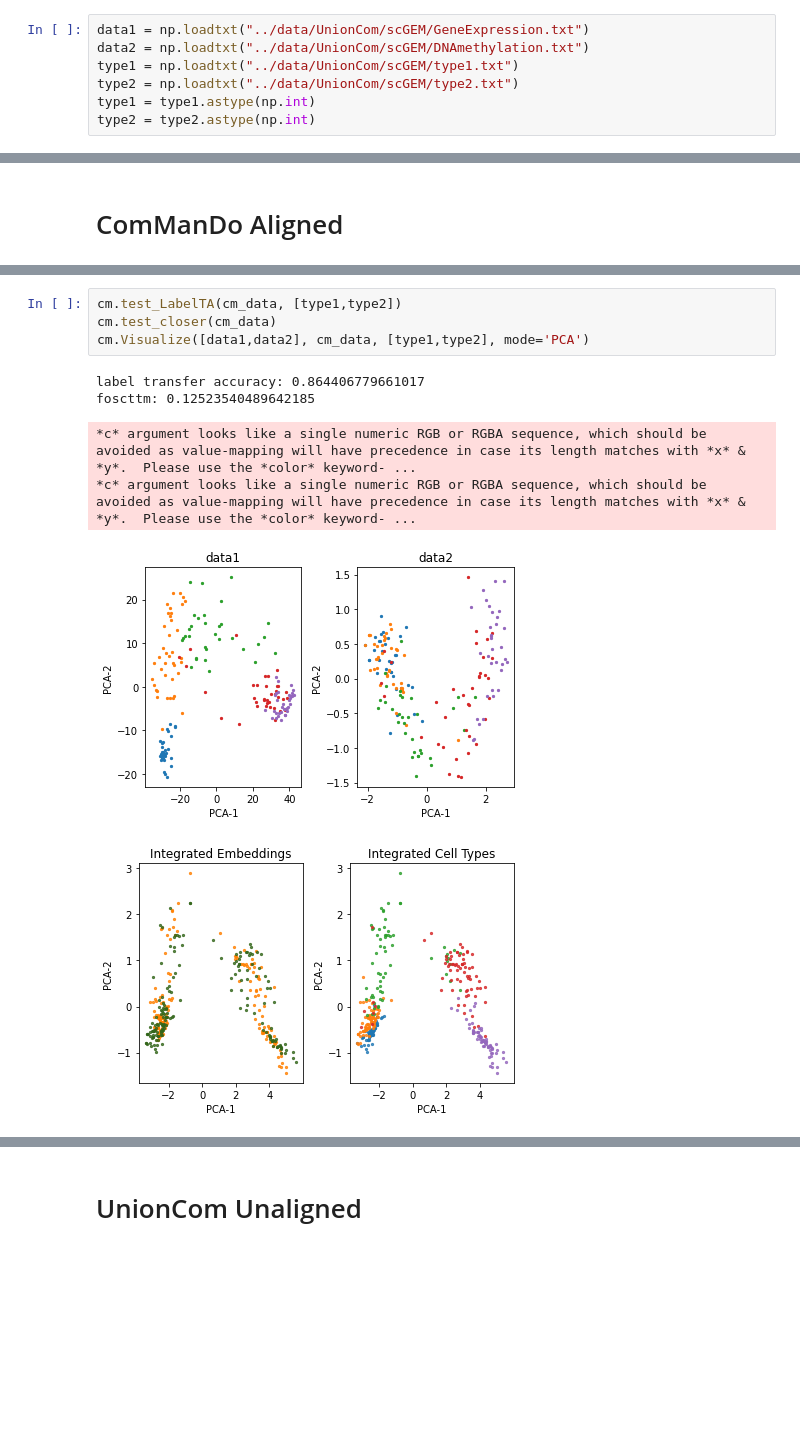
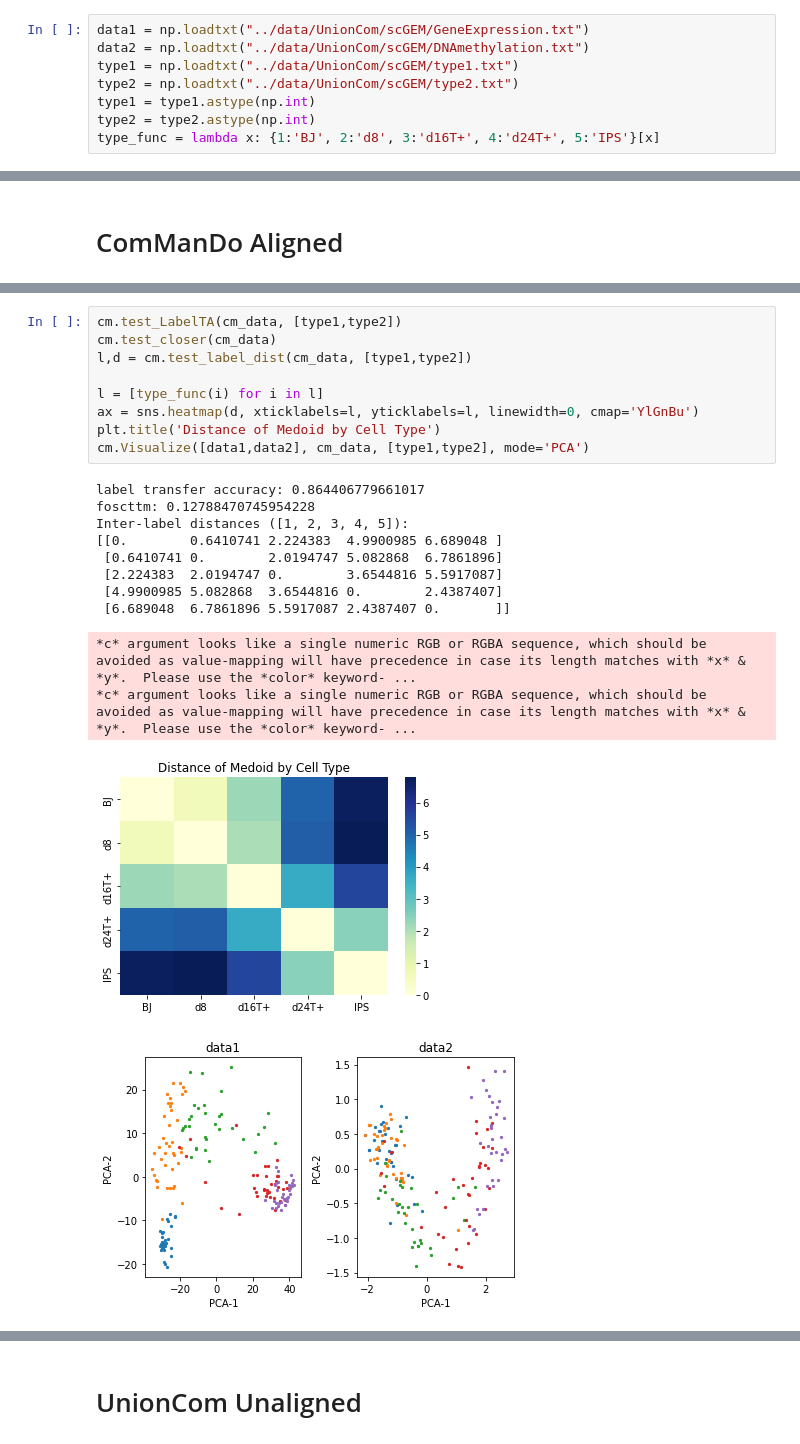
Before and after one commit to Oafish1/JAMIE, a Jupyter notebook: examples/joint_embedding/scGEM.ipynb, the cells around one changed output, grey strips where cells are left out. Cells and saved outputs as stored; diff of their text form; blank space fills up the shorter version.

Commit message:
Cell info updates and reruns

```diff
--- a/examples/joint_embedding/scGEM.ipynb
+++ b/examples/joint_embedding/scGEM.ipynb
@@ -15,6 +17,7 @@ type1 = np.loadtxt("../data/UnionCom/scGEM/type1.txt")
 type2 = np.loadtxt("../data/UnionCom/scGEM/type2.txt")
 type1 = type1.astype(np.int)
 type2 = type2.astype(np.int)
+type_func = lambda x: {1:'BJ', 2:'d8', 3:'d16T+', 4:'d24T+', 5:'IPS'}[x]
 # %% [markdown]
 # ComManDo Partial
 # %%
@@ -64,11 +67,22 @@ Total: 2.5159100599994417
 # %%
 cm.test_LabelTA(cm_data, [type1,type2])
 cm.test_closer(cm_data)
+l,d = cm.test_label_dist(cm_data, [type1,type2])
+
+l = [type_func(i) for i in l]
+ax = sns.heatmap(d, xticklabels=l, yticklabels=l, linewidth=0, cmap='YlGnBu')
+plt.title('Distance of Medoid by Cell Type')
 cm.Visualize([data1,data2], cm_data, [type1,type2], mode='PCA')
 # %% [output]
 label transfer accuracy: 0.864406779661017
-foscttm: 0.12523540489642185
+foscttm: 0.12788470745954228
+Inter-label distances ([1, 2, 3, 4, 5]):
+[[0.        0.6410741 2.224383  4.9900985 6.689048 ]
+ [0.6410741 0.        2.0194747 5.082868  6.7861896]
+ [2.224383  2.0194747 0.        3.6544816 5.5917087]
+ [4.9900985 5.082868  3.6544816 0.        2.4387407]
+ [6.689048  6.7861896 5.5917087 2.4387407 0.       ]]
 *c* argument looks like a single numeric RGB or RGBA sequence, which should be avoided as value-mapping will have precedence in case its length matches with *x* & *y*.  Please use the *color* keyword- ...
 *c* argument looks like a single numeric RGB or RGBA sequence, which should be avoided as value-mapping will have precedence in case its length matches with *x* & *y*.  Please use the *color* keyword- ...
-[figure, old version]
+[figure, new version]
-[figure, old version]
+[figure, new version]
```
Also changed, not shown: parts of 6 cells of this notebook, 9 other files.
